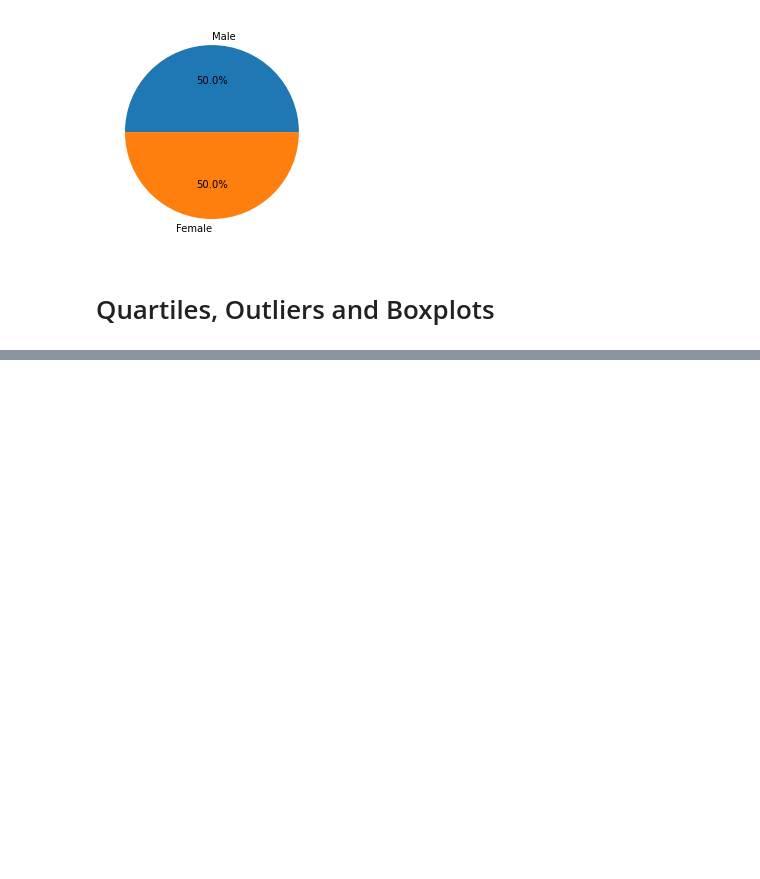
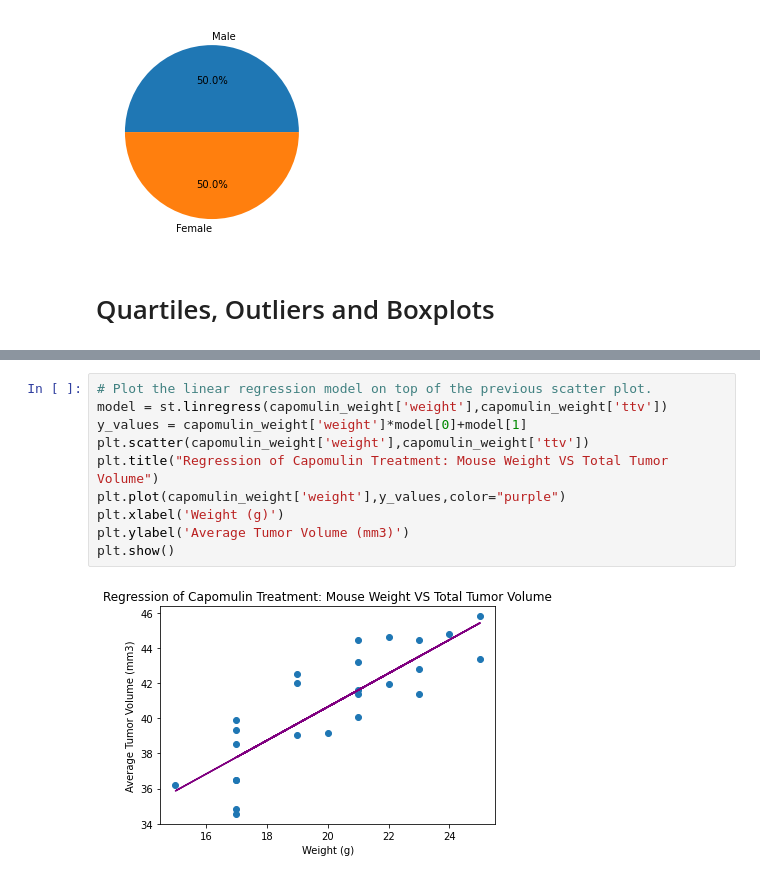
Before and after one commit to boojaado/Matplotlib_hw, a Jupyter notebook: pymaceuticals/pymaceuticals_jkeme.ipynb, the cells around one changed output, grey strips where cells are left out. Saved outputs shown, nothing was run; the diff lists cells and outputs as text; blank space fills up the shorter version.

```diff
--- a/pymaceuticals/pymaceuticals_jkeme.ipynb
+++ b/pymaceuticals/pymaceuticals_jkeme.ipynb
@@ -504,0 +681,12 @@ merged_data = max_tumor.merge(clean_study_data_complete,on=['Mouse ID','Timepoin
+# %%
+# Plot the linear regression model on top of the previous scatter plot.
+model = st.linregress(capomulin_weight['weight'],capomulin_weight['ttv'])
+y_values = capomulin_weight['weight']*model[0]+model[1]
+plt.scatter(capomulin_weight['weight'],capomulin_weight['ttv'])
+plt.title("Regression of Capomulin Treatment: Mouse Weight VS Total Tumor Volume")
+plt.plot(capomulin_weight['weight'],y_values,color="purple")
+plt.xlabel('Weight (g)')
+plt.ylabel('Average Tumor Volume (mm3)')
+plt.show()
+# %% [output]
+[figure, added]
```
Also changed, not shown: parts of 16 cells of this notebook.
